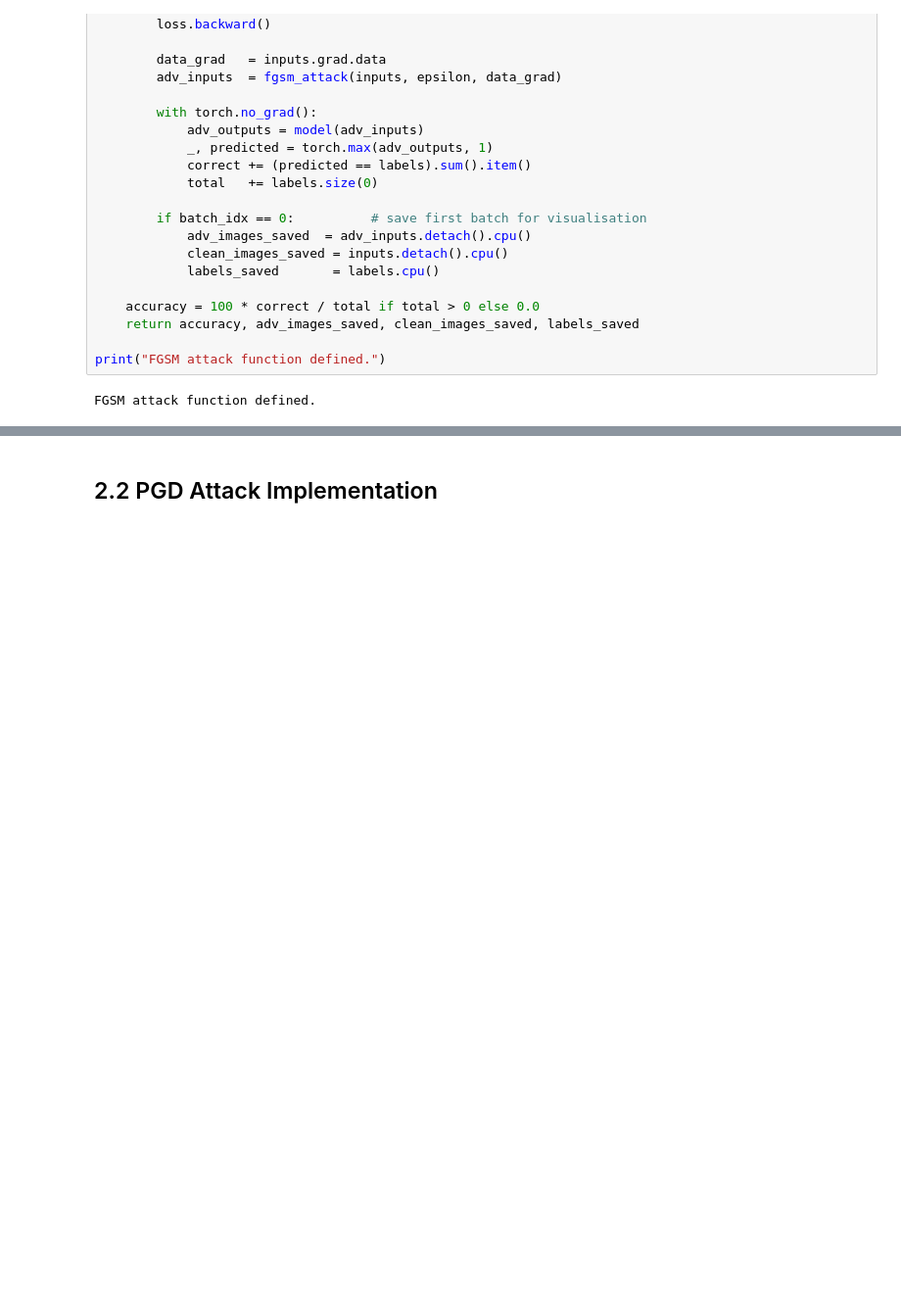
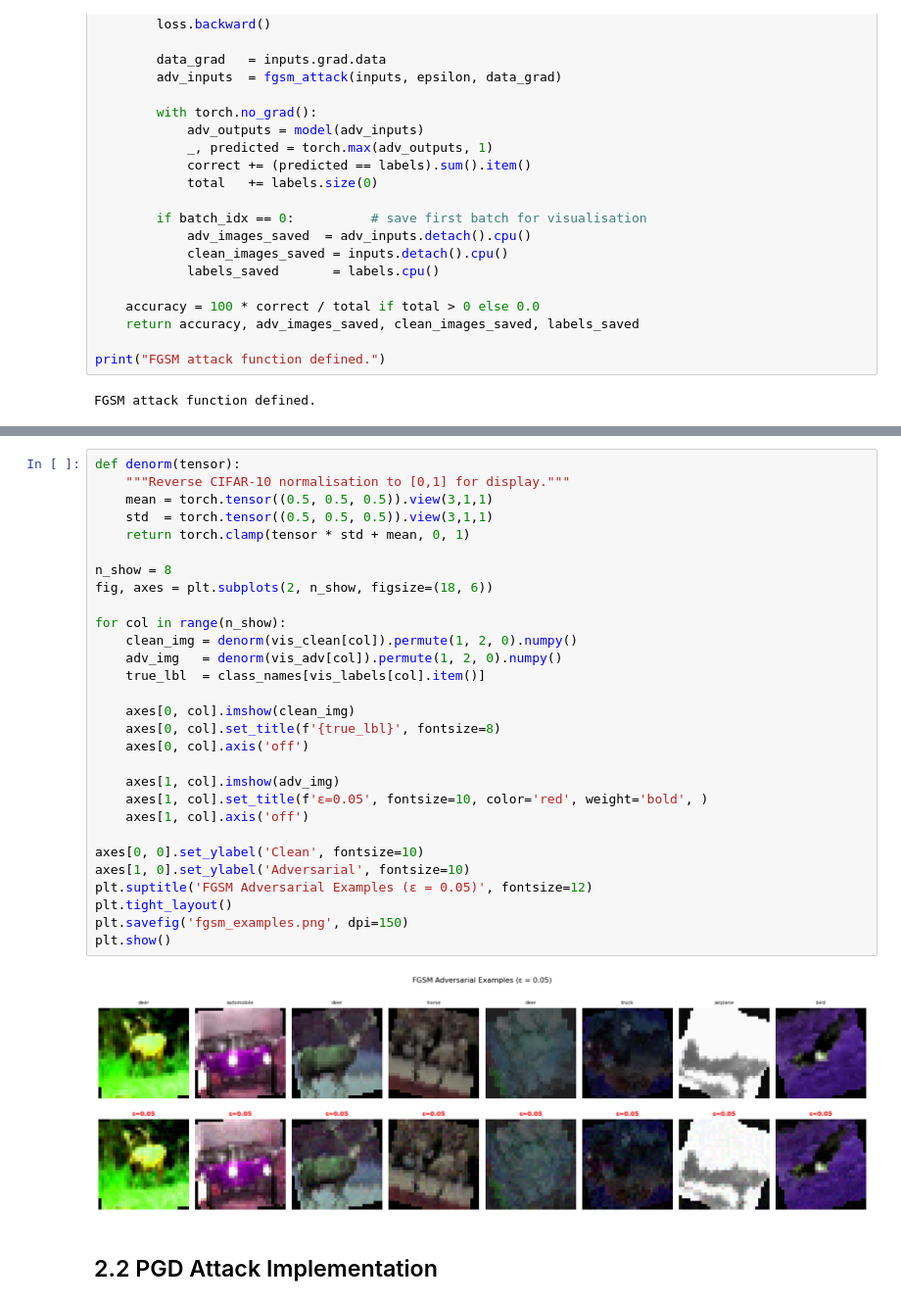
Before and after one commit to ANKOI12/INF6422E---Advanced-Concepts-in-Computer-Security, a Jupyter notebook: Lab 2/Notebook - Lab 2 - INF6422E - 2487137 - 2421549.ipynb, the cells around one changed output, grey strips where cells are left out. Shown at 98% size. Saved outputs shown, nothing was run; the diff lists cells and outputs as text; blank space fills up the shorter version.

```diff
--- a/Lab 2/Notebook - Lab 2 - INF6422E - 2487137 - 2421549.ipynb
+++ b/Lab 2/Notebook - Lab 2 - INF6422E - 2487137 - 2421549.ipynb
@@ -523,3 +570,34 @@ FGSM attack function defined.
+# %%
+def denorm(tensor):
+    """Reverse CIFAR-10 normalisation to [0,1] for display."""
+    mean = torch.tensor((0.5, 0.5, 0.5)).view(3,1,1)
+    std  = torch.tensor((0.5, 0.5, 0.5)).view(3,1,1)
+    return torch.clamp(tensor * std + mean, 0, 1)
+
+n_show = 8
+fig, axes = plt.subplots(2, n_show, figsize=(18, 6))
+
+for col in range(n_show):
+    clean_img = denorm(vis_clean[col]).permute(1, 2, 0).numpy()
+    adv_img   = denorm(vis_adv[col]).permute(1, 2, 0).numpy()
+    true_lbl  = class_names[vis_labels[col].item()]
+
+    axes[0, col].imshow(clean_img)
+    axes[0, col].set_title(f'{true_lbl}', fontsize=8)
+    axes[0, col].axis('off')
+
+    axes[1, col].imshow(adv_img)
+    axes[1, col].set_title(f'ε=0.05', fontsize=10, color='red', weight='bold', )
+    axes[1, col].axis('off')
+
+axes[0, 0].set_ylabel('Clean', fontsize=10)
+axes[1, 0].set_ylabel('Adversarial', fontsize=10)
+plt.suptitle('FGSM Adversarial Examples (ε = 0.05)', fontsize=12)
+plt.tight_layout()
+plt.savefig('fgsm_examples.png', dpi=150)
+plt.show()
+# %% [output]
+[figure, added]
 # %% [markdown]
 ## 2.2 PGD Attack Implementation
 # %% [markdown]
```
Also changed, not shown: parts of 6 cells of this notebook.
